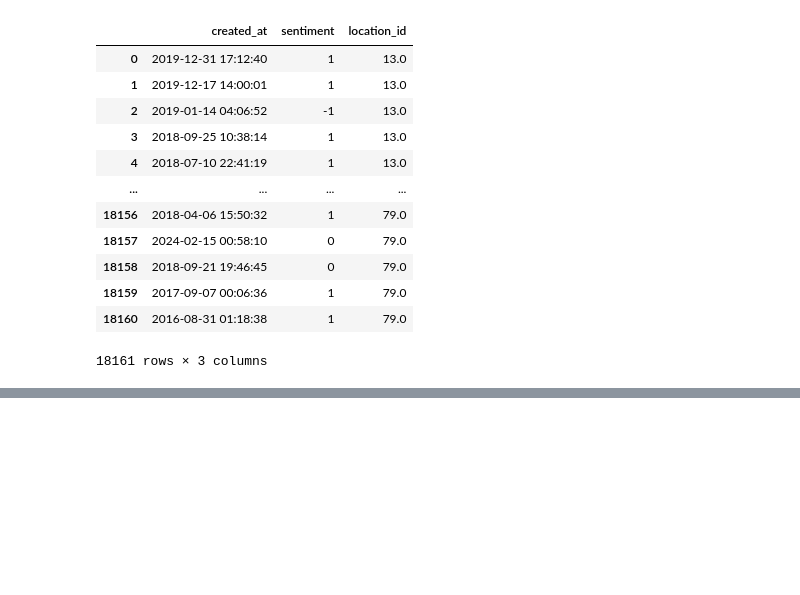
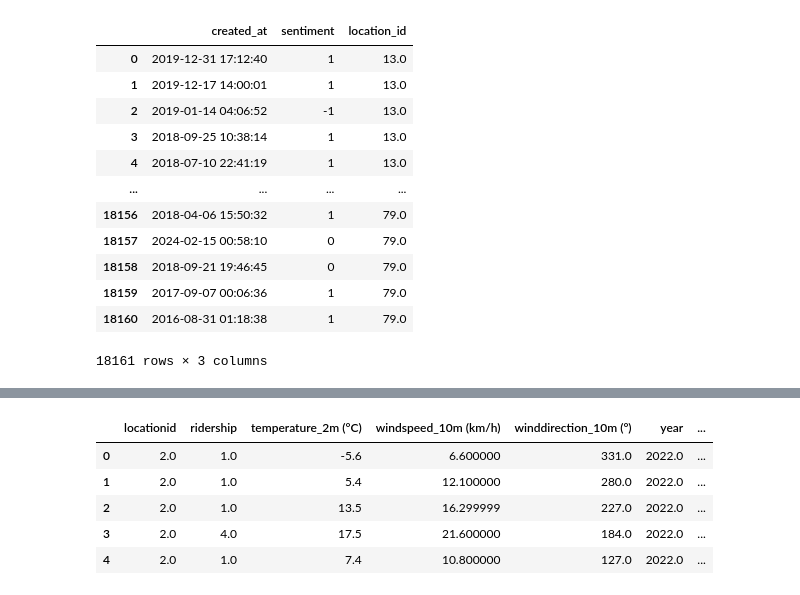
Before and after one commit to t-acheson/project2-fomo, a Jupyter notebook: data/comments.ipynb, the cells around one changed output, grey strips where cells are left out. Saved outputs shown, nothing was run; the diff lists cells and outputs as text; code cells hidden in the pictures; blank space fills up the shorter version.

```diff
--- a/data/comments.ipynb
+++ b/data/comments.ipynb
@@ -89,0 +161,3 @@ comments.drop(columns=['latitude', 'longitude'])
+# %%
+comments.drop(columns=['longitude', 'latitude'], inplace=True)
+comments.head()
@@ -89,0 +171,12 @@ comments.drop(columns=['latitude', 'longitude'])
+# %%
+comments.rename(columns={'location_id': 'locationid'}, inplace=True)
+# %%
+merged_df = pd.merge(df, comments, left_on=['locationid', 'month', 'day_of_week'], right_on=['locationid', 'month', 'day_of_week'], how='left')
+merged_df.head()
+# %% [output]
+|  | locationid | ridership | temperature_2m (°C) | windspeed_10m (km/h) | winddirection_10m (°) | year | ... |
+| 0 | 2.0 | 1.0 | -5.6 | 6.600000 | 331.0 | 2022.0 | ... |
+| 1 | 2.0 | 1.0 | 5.4 | 12.100000 | 280.0 | 2022.0 | ... |
+| 2 | 2.0 | 1.0 | 13.5 | 16.299999 | 227.0 | 2022.0 | ... |
+| 3 | 2.0 | 4.0 | 17.5 | 21.600000 | 184.0 | 2022.0 | ... |
+| 4 | 2.0 | 1.0 | 7.4 | 10.800000 | 127.0 | 2022.0 | ... |
```
Also changed, not shown: parts of 13 cells of this notebook, 1 other file.
